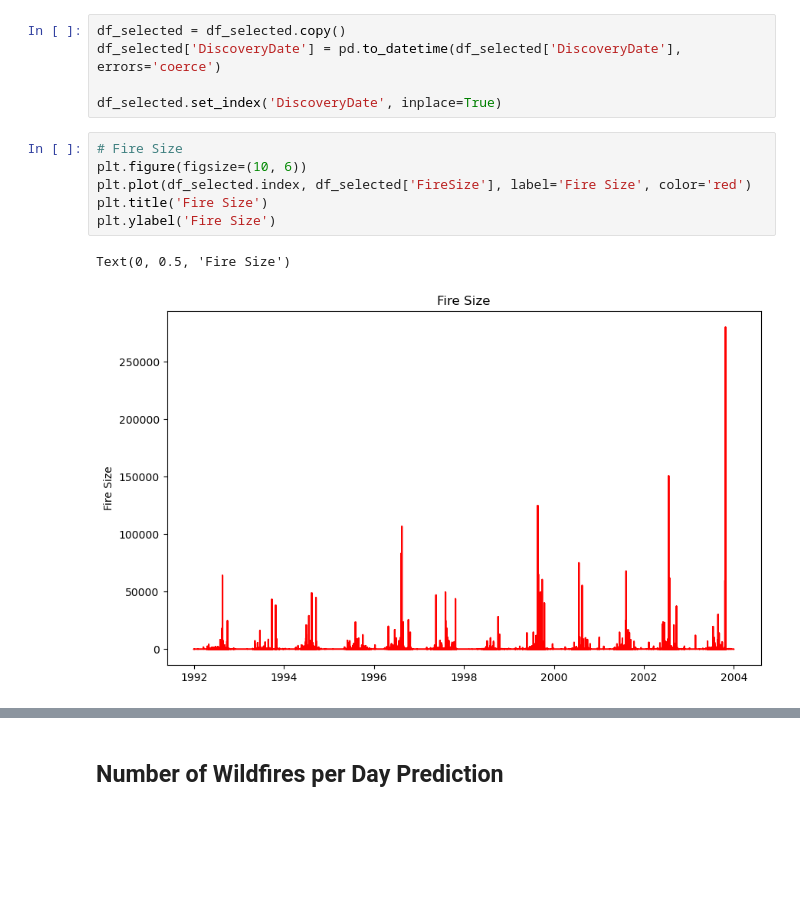
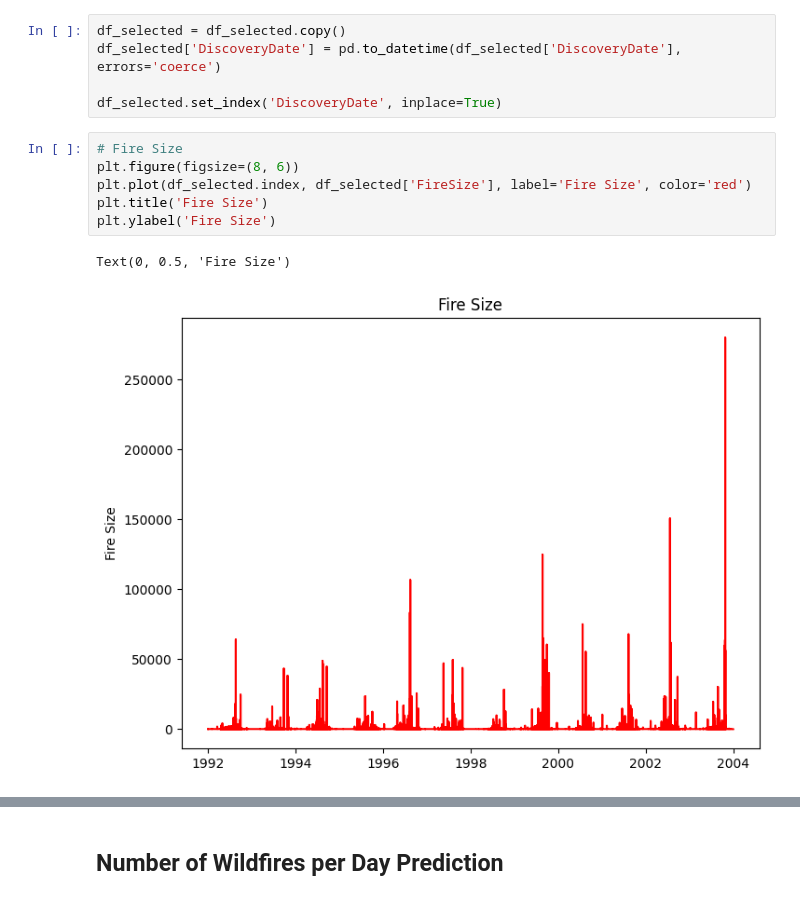
Before and after one commit to samuelbrhane/Extreme-Whether-Event-Prediction, a Jupyter notebook: pre_2004_LSTM_model.ipynb, the cells around one changed output, grey strips where cells are left out. Saved outputs shown, nothing was run; the diff lists cells and outputs as text; blank space fills up the shorter version.

```diff
--- a/pre_2004_LSTM_model.ipynb
+++ b/pre_2004_LSTM_model.ipynb
@@ -43,12 +60,12 @@ df_selected['DiscoveryDate'] = pd.to_datetime(df_selected['DiscoveryDate'], erro
 df_selected.set_index('DiscoveryDate', inplace=True)
 # %%
 # Fire Size
-plt.figure(figsize=(10, 6))
+plt.figure(figsize=(8, 6))
 plt.plot(df_selected.index, df_selected['FireSize'], label='Fire Size', color='red')
 plt.title('Fire Size')
 plt.ylabel('Fire Size')
 # %% [output]
 Text(0, 0.5, 'Fire Size')
-[figure, old version]
+[figure, new version]
 # %%
 # Max Temperature
```
Also changed, not shown: parts of 33 cells of this notebook.
